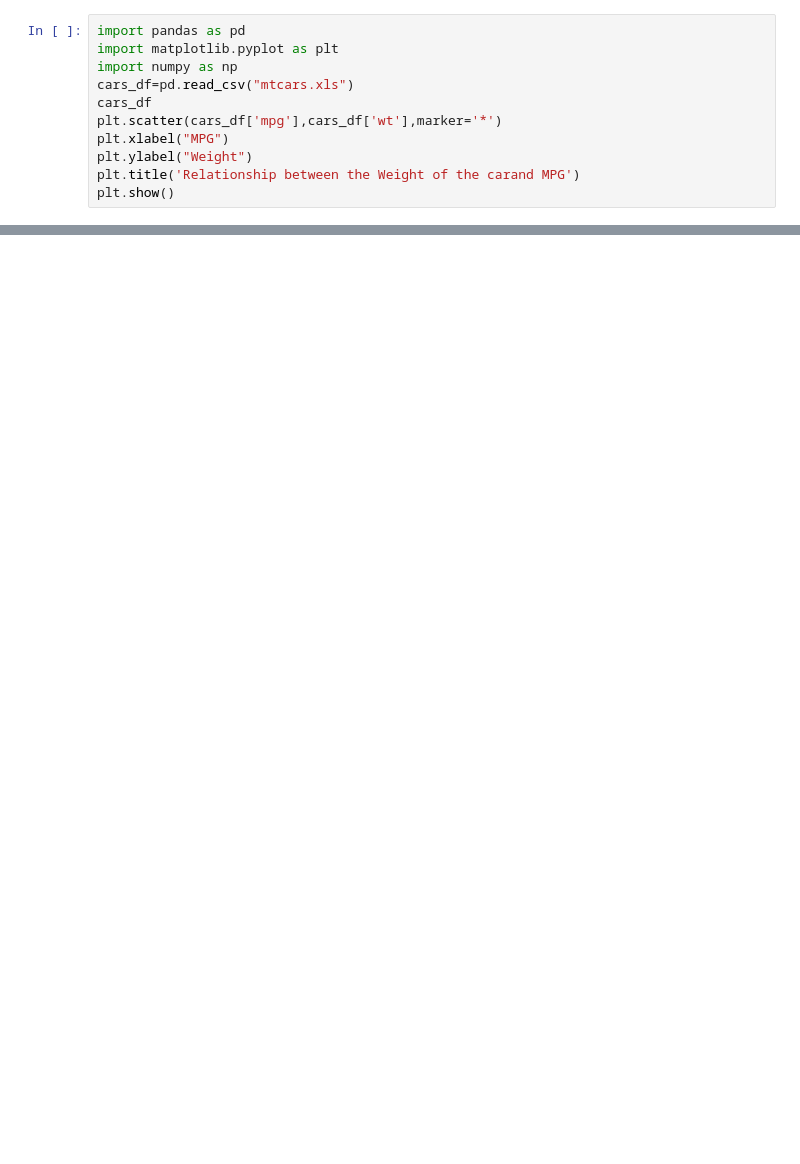
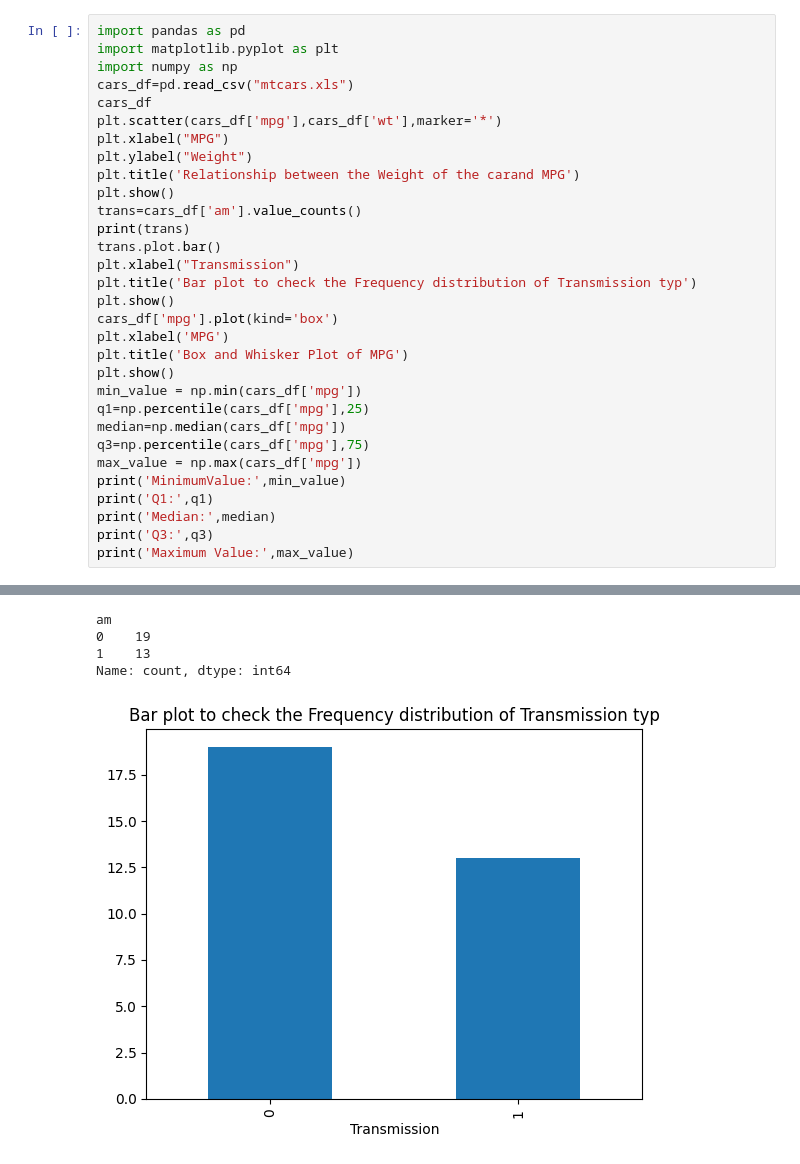
Before and after one commit to raksha7259608-wq/rakshaa, a Jupyter notebook: experiment7b.ipynb, the cells around one changed output, grey strips where cells are left out. Cells and saved outputs as stored; diff of their text form; blank space fills up the shorter version.

```diff
--- a/experiment7b.ipynb
+++ b/experiment7b.ipynb
@@ -3,13 +3,38 @@
 # %%
 import pandas as pd
 import matplotlib.pyplot as plt
 import numpy as np
 cars_df=pd.read_csv("mtcars.xls")
 cars_df
 plt.scatter(cars_df['mpg'],cars_df['wt'],marker='*')
 plt.xlabel("MPG")
 plt.ylabel("Weight")
 plt.title('Relationship between the Weight of the carand MPG')
 plt.show()
+trans=cars_df['am'].value_counts()
+print(trans)
+trans.plot.bar()
+plt.xlabel("Transmission")
+plt.title('Bar plot to check the Frequency distribution of Transmission typ')
+plt.show()
+cars_df['mpg'].plot(kind='box')
+plt.xlabel('MPG')
+plt.title('Box and Whisker Plot of MPG')
+plt.show()
+min_value = np.min(cars_df['mpg'])
+q1=np.percentile(cars_df['mpg'],25)
+median=np.median(cars_df['mpg'])
+q3=np.percentile(cars_df['mpg'],75)
+max_value = np.max(cars_df['mpg'])
+print('MinimumValue:',min_value)
+print('Q1:',q1)
+print('Median:',median)
+print('Q3:',q3)
+print('Maximum Value:',max_value)
 # %% [output]
 [figure]
+am
+0    19
+1    13
+Name: count, dtype: int64
+[figure, added]
```
Also changed, not shown: parts of 1 cell of this notebook.
